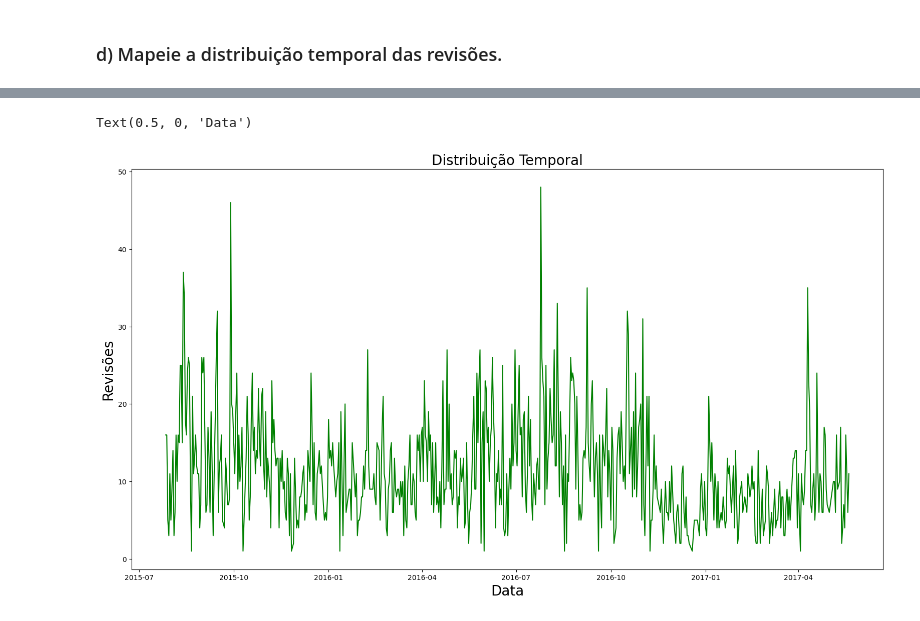
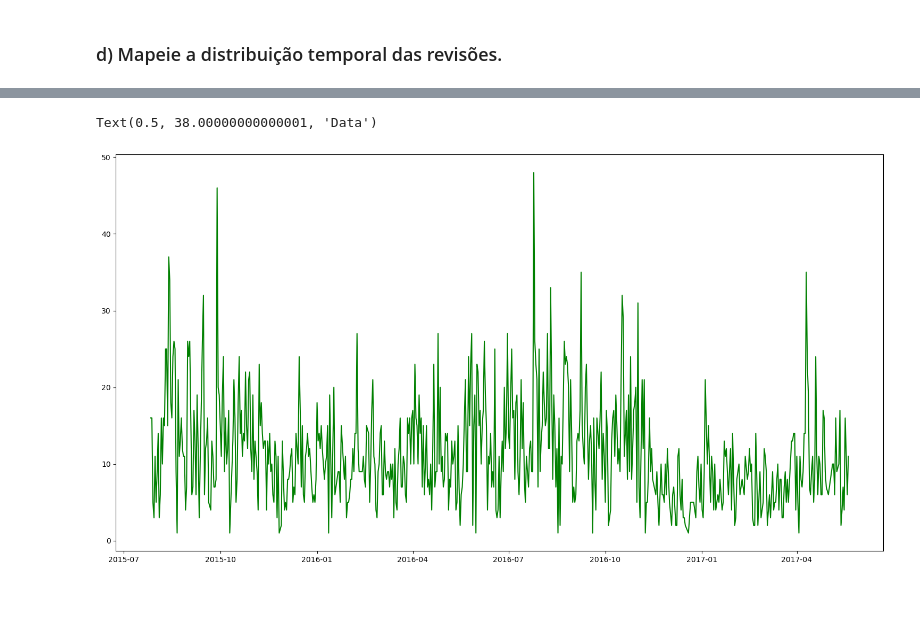
Before and after one commit to raianeti/MapReduce_Cloud, a Jupyter notebook: MapReduce.ipynb, the cells around one changed output, grey strips where cells are left out. Drawn from its saved outputs; the diff is of its cells as text; code cells hidden in the pictures.

```diff
--- a/MapReduce.ipynb
+++ b/MapReduce.ipynb
@@ -798,15 +874,13 @@ dfEiffelTopics.limit(10).toPandas()
 # %%
 fig = plt.figure(figsize=(15,8))
 plt.rcParams["figure.autolayout"] = True
-eixo = fig.add_axes([0, 0, 1, 1])
+#eixo = fig.add_axes([0, 0, 1, 1])
 dfEiffelDistr=dfEiffelDate.groupby("date").count().sort("date").toPandas()
-eixo.plot(dfEiffelDistr["date"], dfEiffelDistr["count"], color= 'green')
-plt.title('Temperatura no tempo')
-
+plt.plot(dfEiffelDistr["date"], dfEiffelDistr["count"], color= 'green')
 
 eixo.set_title('Distribuição Temporal', fontsize=20)
 eixo.set_ylabel('Revisões', fontsize=20)
 eixo.set_xlabel('Data', fontsize=20)
 # %% [output]
-Text(0.5, 0, 'Data')
+Text(0.5, 38.00000000000001, 'Data')
-[figure, old version]
+[figure, new version]
```
Also changed, not shown: parts of 60 cells of this notebook.
